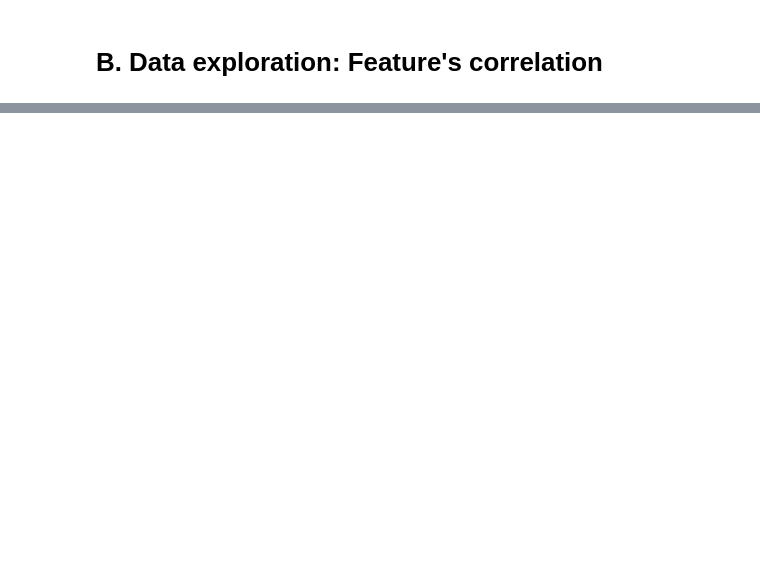
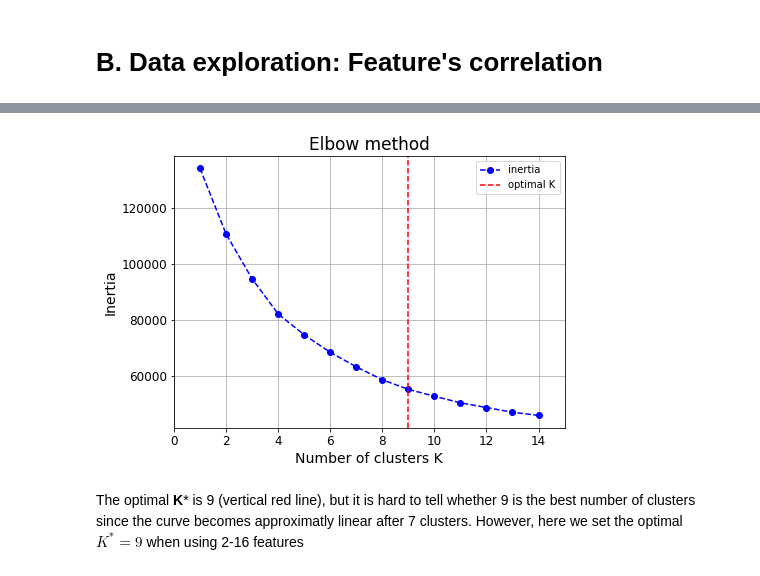
Before and after one commit to cristhianroman667/csce633_hw04, a Jupyter notebook: roman_cristhian_hw4_csce633.ipynb, the cells around one changed output, grey strips where cells are left out. Drawn from its saved outputs; the diff is of its cells as text; code cells hidden in the pictures; blank space fills up the shorter version.

```diff
--- a/roman_cristhian_hw4_csce633.ipynb
+++ b/roman_cristhian_hw4_csce633.ipynb
@@ -230,5 +115,0 @@ an smooth curve instead. Nvertheless, the optimial K* in this case is 9
-# %%
-# 11 cluster, but looks so many
-kmeans = KMeans(n_clusters=k_optimal, random_state=123, init='k-means++')
-kmeans.fit(X)
-df['label_full_features'] = kmeans.labels_
@@ -346,0 +116,11 @@ The selected features are:
+# %%
+def get_pearson_coeff(dataframe, feature1, feature2):
+    '''
+    Given 2 features, it return the Pearson’s correlation coefficient
+    dataframe: dataframe containing features
+    feature1: first feature
+    feature2: second feature
+    '''
+    x = dataframe[feature1]
+    y = dataframe[feature2]
+    return stats.pearsonr(x, y)[0]
@@ -346,0 +292,19 @@ The selected features are:
+# %%
+def plot_elbow_method(inertias, optimal_number):
+    """
+    Plots the k vs inertias, and a vertical line for the optimal K
+    inertias: inertia metric for the clustering method
+    optimal_nuber: the 'optimal' number of clusters
+    """
+    plt.figure(figsize=(7, 5))
+    plt.plot(range(1, len(inertias)+1), inertias, 'bo--', label='inertia')
+    plt.axvline(x=optimal_number, linestyle='dashed', c='red', label='optimal K')
+    plt.title('Elbow method', fontsize=17)
+    plt.xlabel('Number of clusters K', fontsize=14)
+    plt.ylabel('Inertia', fontsize=14)
+    plt.xticks(fontsize=12)
+    plt.yticks(fontsize=12)
+    plt.xlim([0, len(inertias)+1])
+    plt.grid()
+    plt.legend()
+    plt.show()
@@ -346,0 +389,7 @@ The selected features are:
+# %%
+# we find the optimal K based in the inertias, even though the function
+# `calculate_optimal_k` helps to determine a value, we also need to look
+# at the K vs inertia plot
+
+k_full_optimal = calculate_optimal_k(inertias, threshold=0.05)
+k_full_optimal
@@ -346,0 +407,8 @@ The selected features are:
+# %%
+plot_elbow_method(inertias, k_full_optimal)
+# %% [output]
+[figure, added]
+# %% [markdown]
+The optimal **K*** is 9 (vertical red line), but it is hard to tell whether 9 is
+the best number of clusters since the curve becomes approximatly linear after 7
+clusters. However, here we set the optimal $K^*=9$ when using 2-16 features
```
Also changed, not shown: parts of 139 cells of this notebook, 1 other file.
